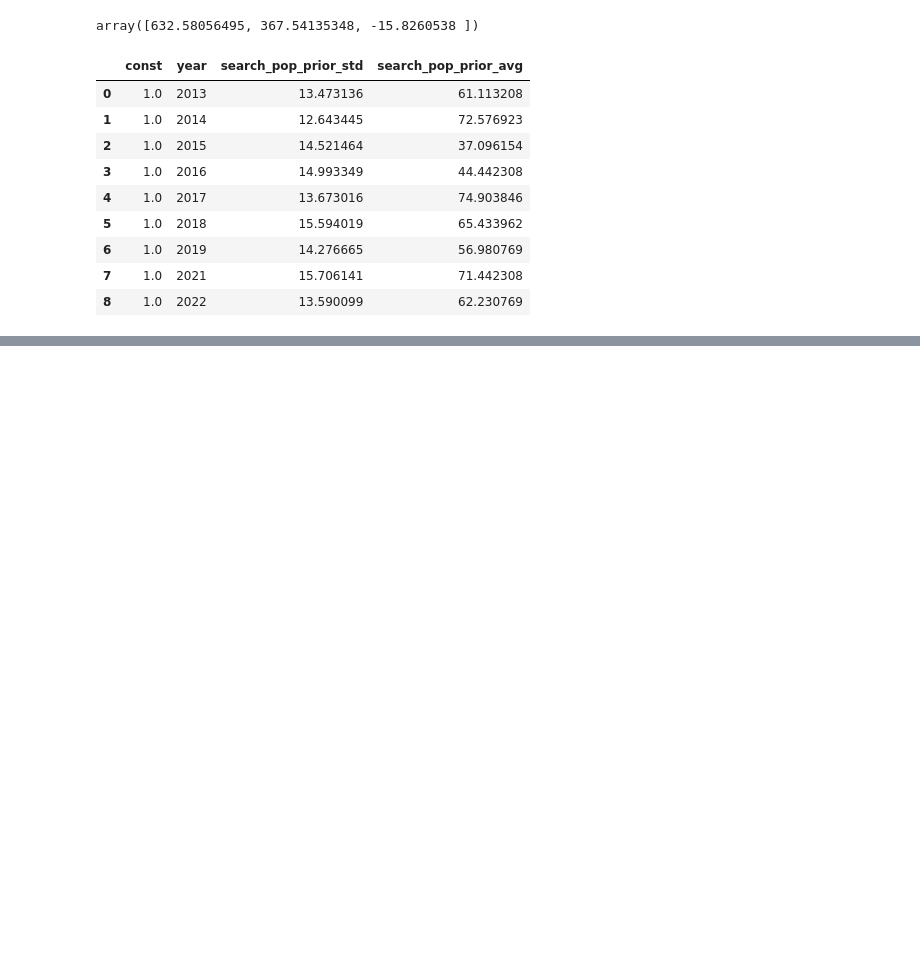
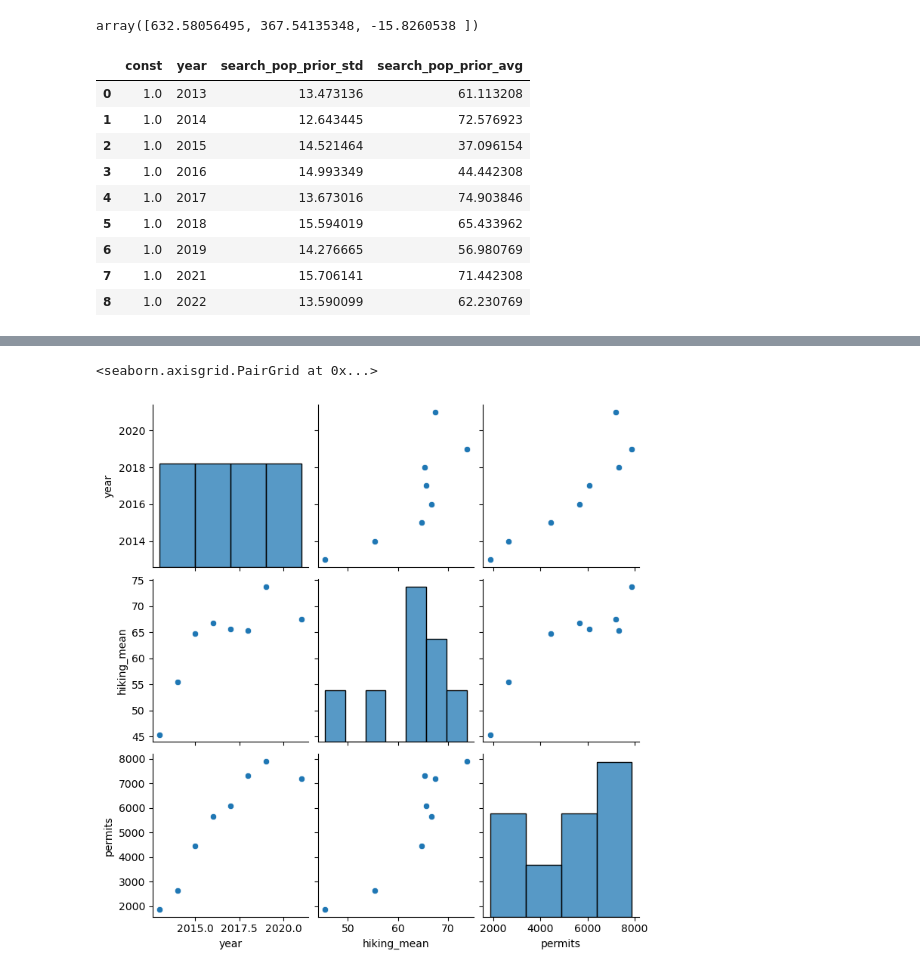
Before and after one commit to jpz129/pct-data, a Jupyter notebook: PCT-Permits.ipynb, the cells around one changed output, grey strips where cells are left out. Saved outputs shown, nothing was run; the diff lists cells and outputs as text; code cells hidden in the pictures; blank space fills up the shorter version.

```diff
--- a/PCT-Permits.ipynb
+++ b/PCT-Permits.ipynb
@@ -120,0 +138,3 @@ Main Takeaways for a story:
+# %%
+df = df[['year', 'hiking_mean', 'permits']]
+df
@@ -120,0 +151,5 @@ Main Takeaways for a story:
+# %%
+sns.pairplot(df)
+# %% [output]
+<seaborn.axisgrid.PairGrid at 0x...>
+[figure, added]
```
Also changed, not shown: parts of 7 cells of this notebook, 3 other files.
